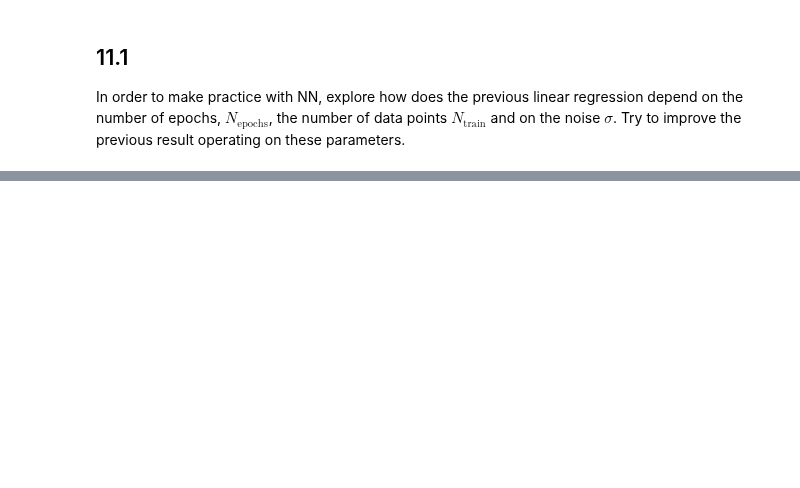
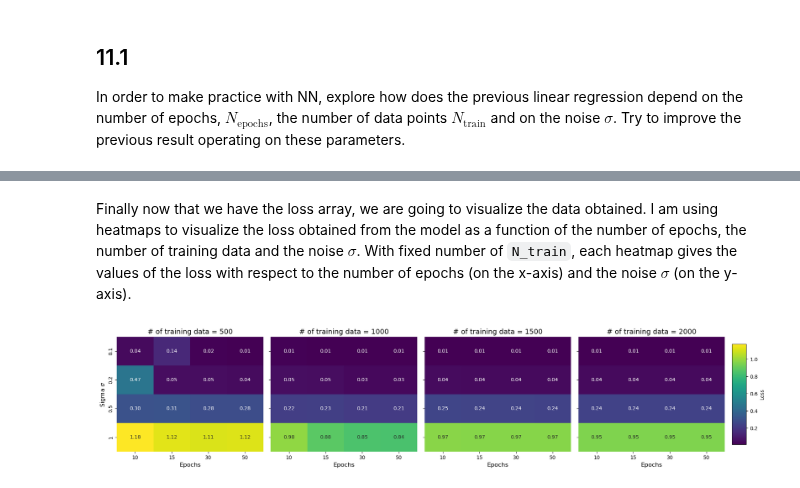
Before and after one commit to tommasoperitoree/Numerical_Simulation_Laboratory, a Jupyter notebook: LSN_11/LSN_11.1.ipynb, the cells around one changed output, grey strips where cells are left out. Cells and saved outputs as stored; diff of their text form; code cells hidden in the pictures; blank space fills up the shorter version.

```diff
--- a/LSN_11/LSN_11.1.ipynb
+++ b/LSN_11/LSN_11.1.ipynb
@@ -202,0 +223,8 @@ Comment on tests for $N_{epochs}$ etc.
+# %%
+# Iterate model over all combinations of parameters
+param_combinations = list(itertools.product(_sigma, _n_epochs, _n_train))
+
+loss = []
+
+for combination in param_combinations:
+	loss.append(run_model (combination[0], combination[1], combination[2], N_valid))
@@ -202,0 +249,49 @@ Comment on tests for $N_{epochs}$ etc.
+# %% [markdown]
+Finally now that we have the loss array, we are going to visualize the data obtained. I am using heatmaps to visualize the loss obtained from the model as a function of the number of epochs, the number of training data and the noise $\sigma$. With fixed number of `N_train`, each heatmap gives the values of the loss with respect to the number of epochs (on the x-axis) and the noise $\sigma$ (on the y-axis).
+# %%
+# Function to plot heatmaps
+def plot_heatmaps(loss, param_combinations, sigma_values, n_epochs_values, n_train_values):
+    fig = plt.figure(figsize=(20, 4))
+    gs = GridSpec(1, len(n_train_values), width_ratios=[1]*len(n_train_values), wspace=0.05)
+
+    # Calculate the min and max of the loss values
+    vmin = min(loss)
+    vmax = max(loss)
+
+    axes = []
+    for i, n_train in enumerate(n_train_values):
+        ax = fig.add_subplot(gs[i])
+        axes.append(ax)
+
+        # Filter the loss values for the current n_train
+        filtered_loss = [loss[j] for j in range(len(loss)) if param_combinations[j][2] == n_train]
+
+        # Reshape the filtered loss into a matrix
+        loss_matrix = np.array(filtered_loss).reshape(len(sigma_values), len(n_epochs_values))
+
+        # Plot heatmap
+        sns.heatmap(
+            loss_matrix, annot=True, fmt='.2f', ax=ax, cmap='viridis', vmin=vmin, vmax=vmax,
+            cbar=False,  # Disable individual colorbars
+            xticklabels=n_epochs_values, yticklabels=sigma_values
+        )
+
+        ax.set_title(f'# of training data = {n_train}', fontsize=14)
+        ax.set_xlabel('Epochs', fontsize=12)
+
+        if i == 0:
+            ax.set_ylabel('Sigma $\sigma$', fontsize=12)
+        else:
+            ax.set_ylabel('')
+            ax.tick_params(labelleft=False)
+
+    plt.subplots_adjust(left=0.05, right=0.9, top=0.9, bottom=0.1, wspace=0.2)
+    cbar_ax = fig.add_axes([0.91, 0.15, 0.02, 0.7])
+    plt.colorbar(axes[0].collections[0], cax=cbar_ax).set_label('Loss')
+
+    plt.show()
+
+# Plot the heatmaps
+plot_heatmaps(loss, param_combinations, _sigma, _n_epochs, _n_train)
+# %% [output]
+[figure, added]
```
Also changed, not shown: parts of 29 cells of this notebook, 2 other files.
